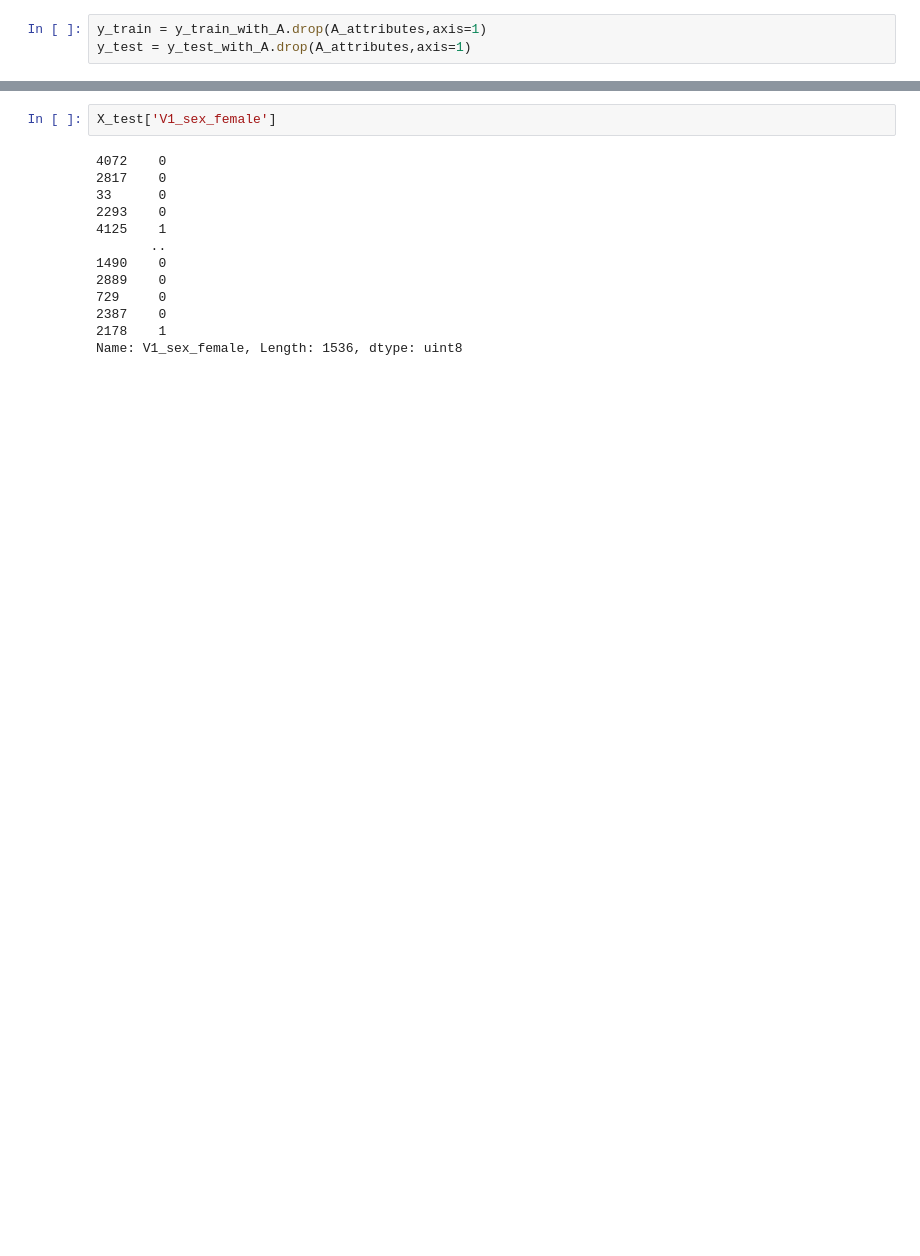
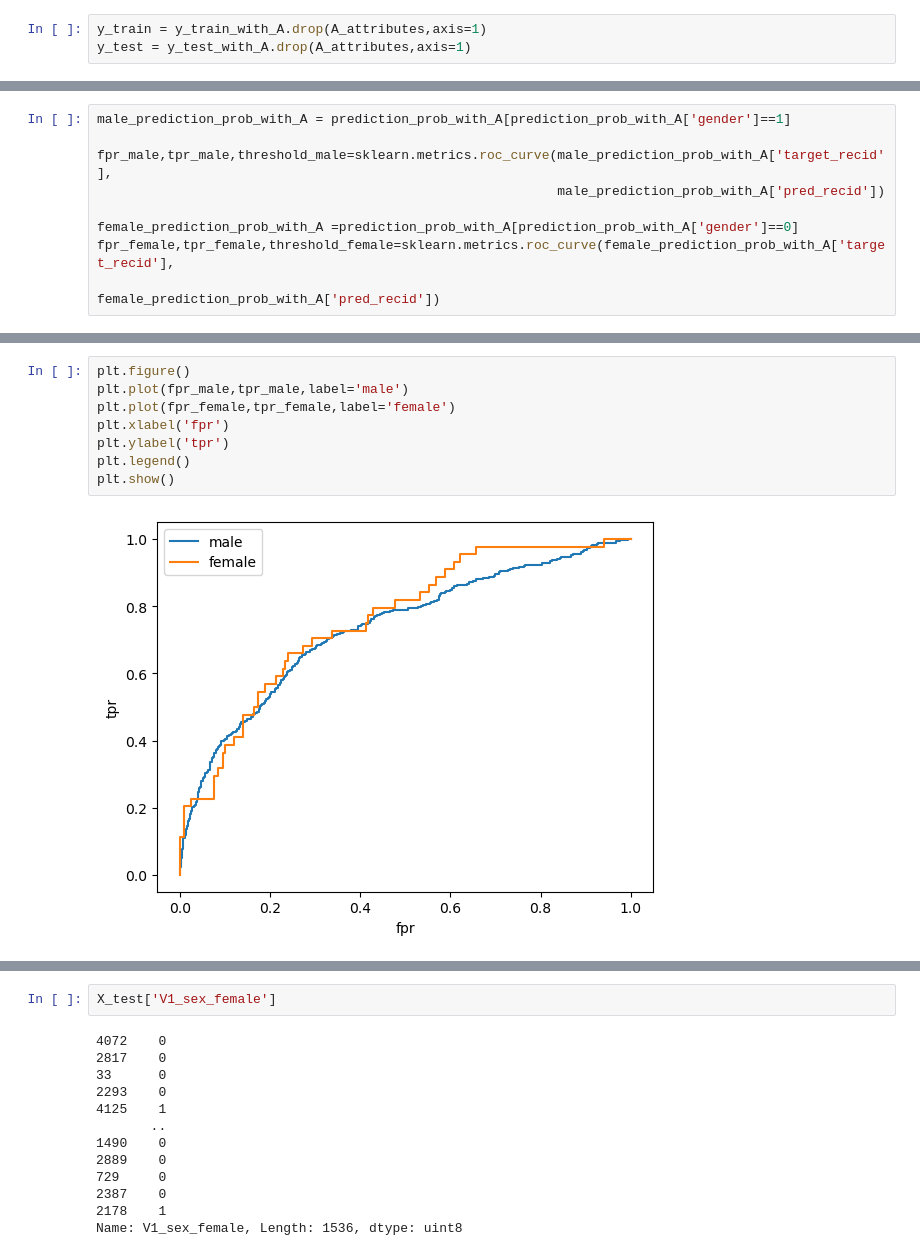
Before and after one commit to blclo/AlgorithmicFairness, a Jupyter notebook: src/notebook/baseline_models.ipynb, the cells around one changed output, grey strips where cells are left out. Drawn from its saved outputs; the diff is of its cells as text; blank space fills up the shorter version.

```diff
--- a/src/notebook/baseline_models.ipynb
+++ b/src/notebook/baseline_models.ipynb
@@ -231,0 +422,9 @@ predictions = [round(value) for value in y_pred]
+# %%
+male_prediction_prob_with_A = prediction_prob_with_A[prediction_prob_with_A['gender']==1]
+
+fpr_male,tpr_male,threshold_male=sklearn.metrics.roc_curve(male_prediction_prob_with_A['target_recid'],
+                                                           male_prediction_prob_with_A['pred_recid'])
+
+female_prediction_prob_with_A =prediction_prob_with_A[prediction_prob_with_A['gender']==0]
+fpr_female,tpr_female,threshold_female=sklearn.metrics.roc_curve(female_prediction_prob_with_A['target_recid'],
+                                                           female_prediction_prob_with_A['pred_recid'])
@@ -231,0 +439,10 @@ predictions = [round(value) for value in y_pred]
+# %%
+plt.figure()
+plt.plot(fpr_male,tpr_male,label='male')
+plt.plot(fpr_female,tpr_female,label='female')
+plt.xlabel('fpr')
+plt.ylabel('tpr')
+plt.legend()
+plt.show()
+# %% [output]
+[figure, added]
```
Also changed, not shown: parts of 73 cells of this notebook.
